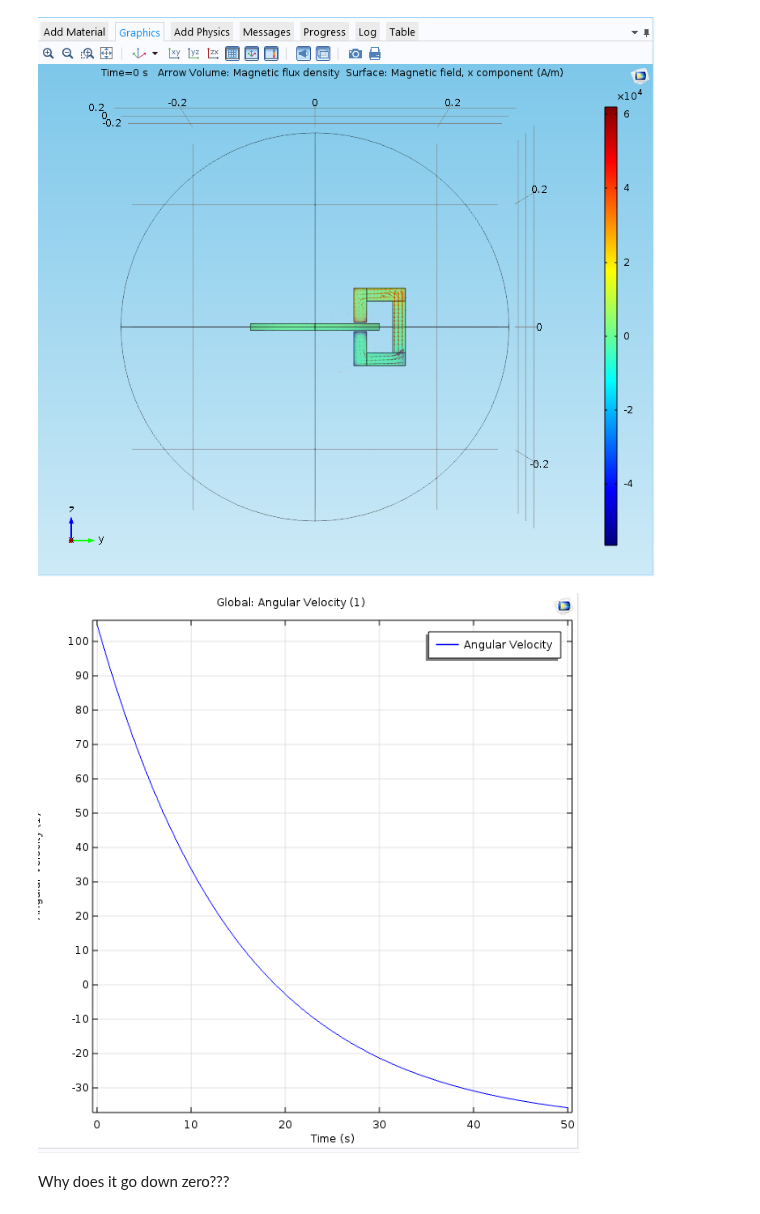
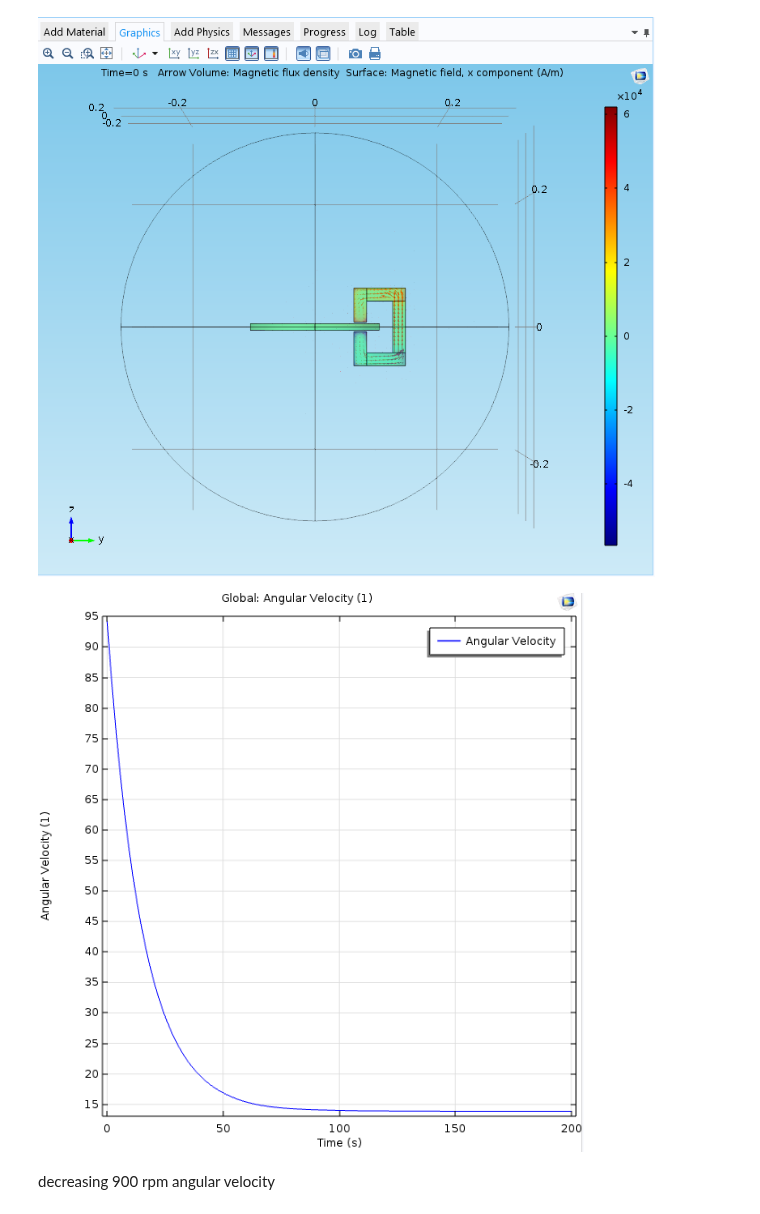
Before and after one commit to odtu/EE564, a Jupyter notebook: EDDY_BRAKE/Doga/Eddy Current Brake Design Project.ipynb, the cells around one changed output. Saved outputs shown, nothing was run; the diff lists cells and outputs as text; code cells hidden in the pictures.

Commit message:
decreasing 900rpm angular velocity

```diff
--- a/EDDY_BRAKE/Doga/Eddy Current Brake Design Project.ipynb
+++ b/EDDY_BRAKE/Doga/Eddy Current Brake Design Project.ipynb
@@ -78,8 +87,8 @@ Image(filename='Images/magnfield.png')
 [figure]
 # %%
 from IPython.display import Image
-Image(filename='Images/wrong angular velocity.png')
+Image(filename='Images/w.png')
 # %% [output]
-[figure, old version]
+[figure, new version]
-# %% [markdown]
-Why does it go down zero???
+# %% [markdown]
+decreasing 900 rpm angular velocity
```
Also changed, not shown: parts of 5 cells of this notebook, 1 other file.
